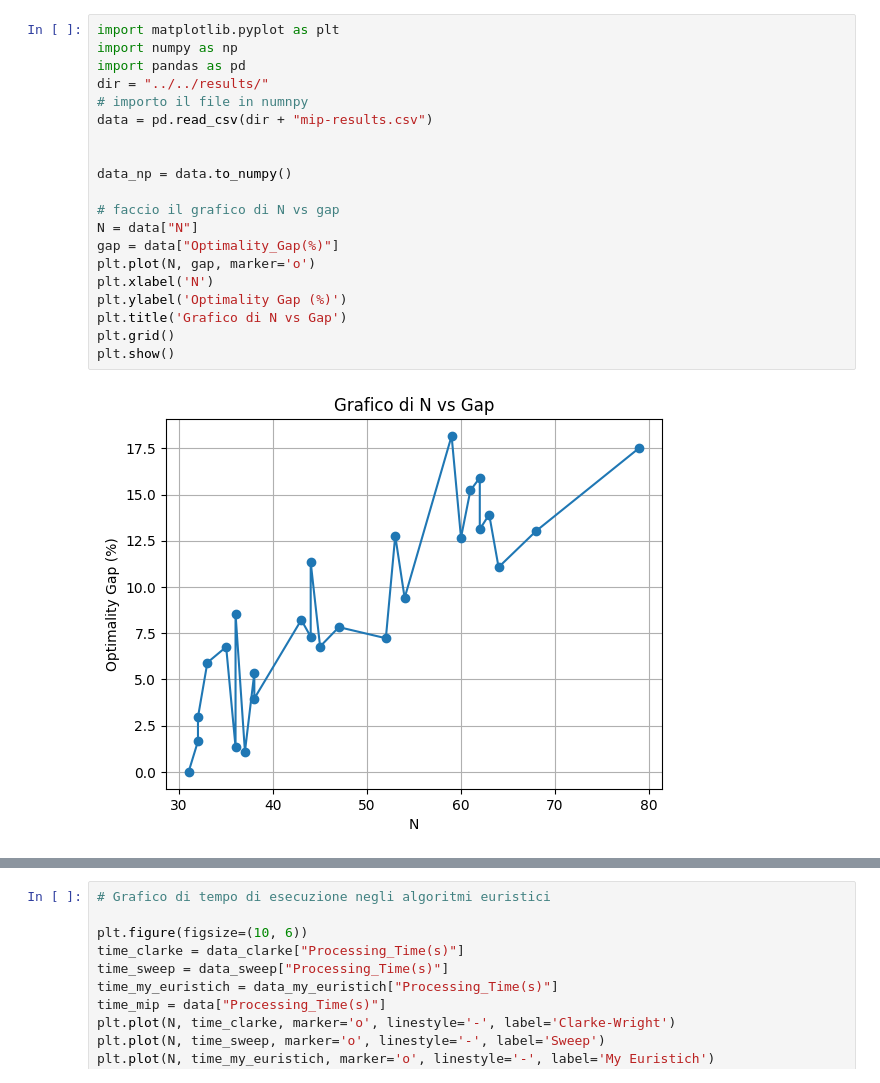
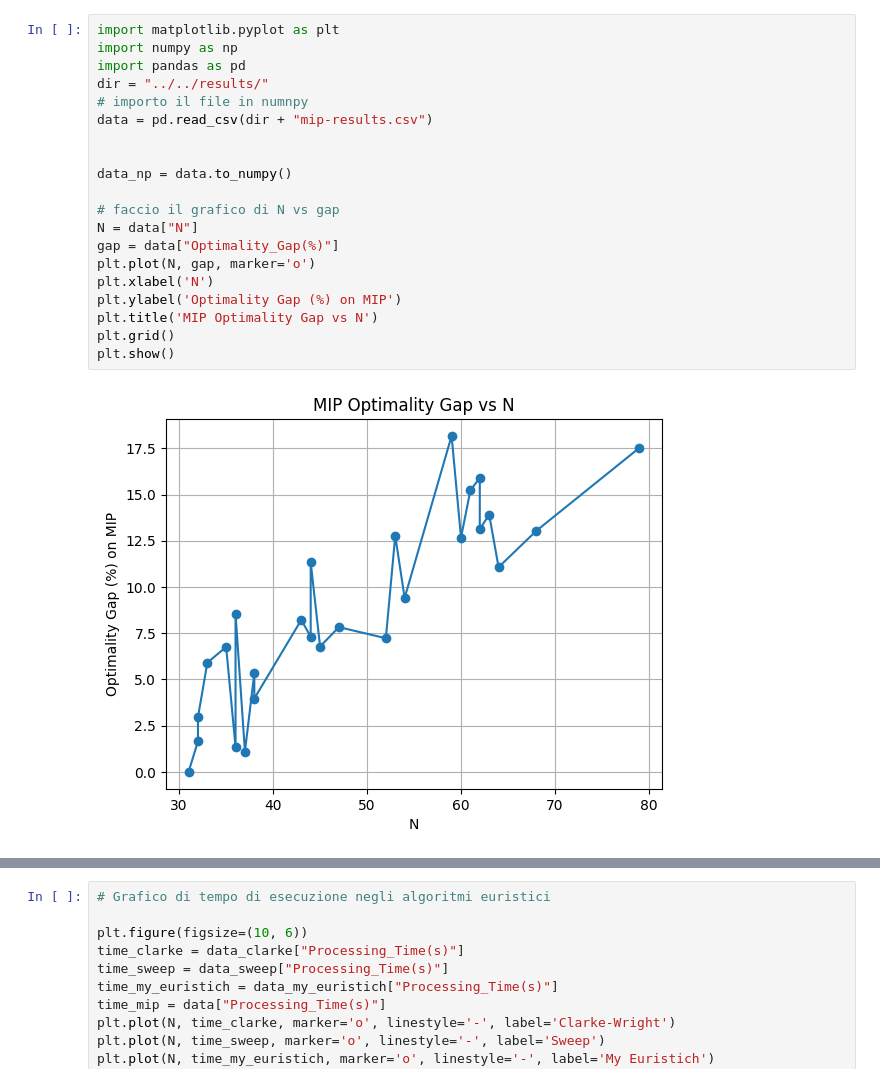
Before and after one commit to LucaFalasca/CVRP-PLI-Euristich-Compare, a Jupyter notebook: solvers/utils/chart.ipynb, the cells around one changed output, grey strips where cells are left out. Saved outputs shown, nothing was run; the diff lists cells and outputs as text.

```diff
--- a/solvers/utils/chart.ipynb
+++ b/solvers/utils/chart.ipynb
@@ -1,25 +1,25 @@
 # %%
 import matplotlib.pyplot as plt
 import numpy as np
 import pandas as pd
 dir = "../../results/"
 # importo il file in numnpy
 data = pd.read_csv(dir + "mip-results.csv")
 
 
 data_np = data.to_numpy()
 
 # faccio il grafico di N vs gap
 N = data["N"]
 gap = data["Optimality_Gap(%)"]
 plt.plot(N, gap, marker='o')
 plt.xlabel('N')
-plt.ylabel('Optimality Gap (%)')
-plt.title('Grafico di N vs Gap')
+plt.ylabel('Optimality Gap (%) on MIP')
+plt.title('MIP Optimality Gap vs N')
 plt.grid()
 plt.show()
 # %% [output]
-[figure, old version]
+[figure, new version]
 # %%
 # Grafico di qualità della soluzione negli algoritmi euristici
 
```
Also changed, not shown: parts of 2 cells of this notebook, 15 other files.
